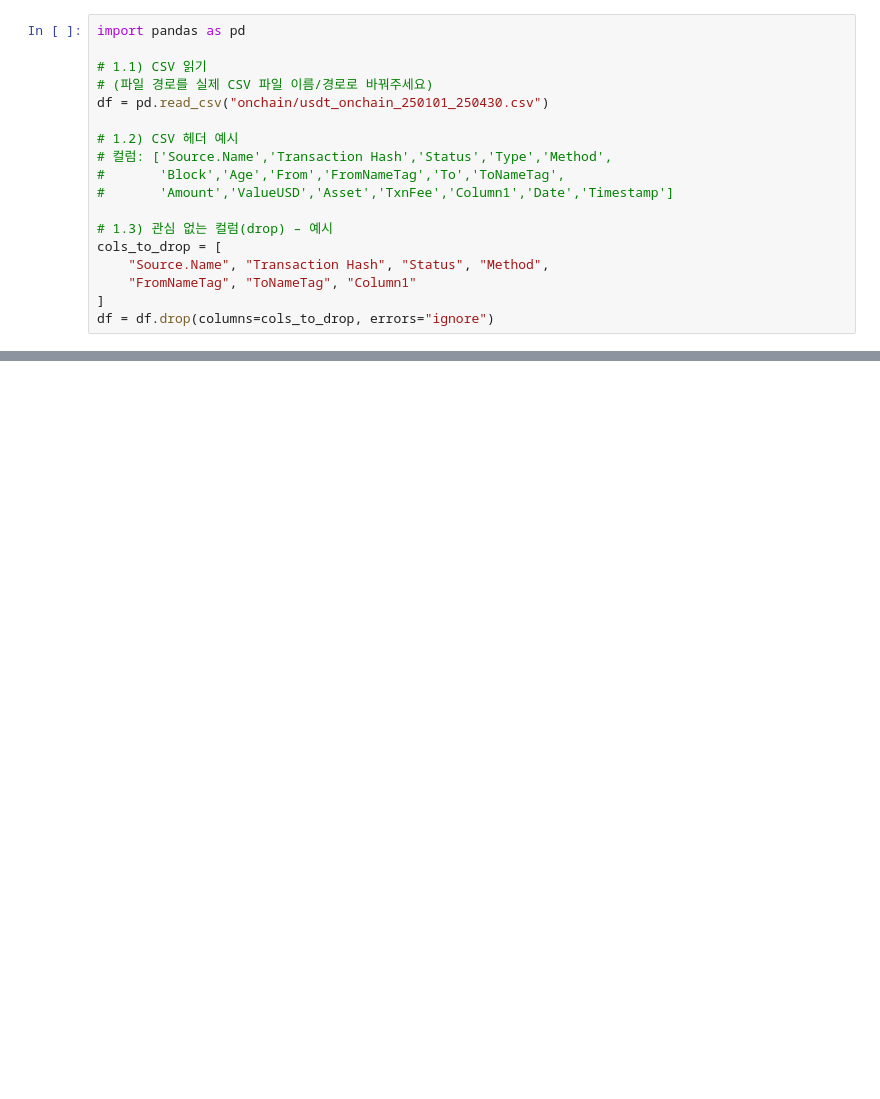
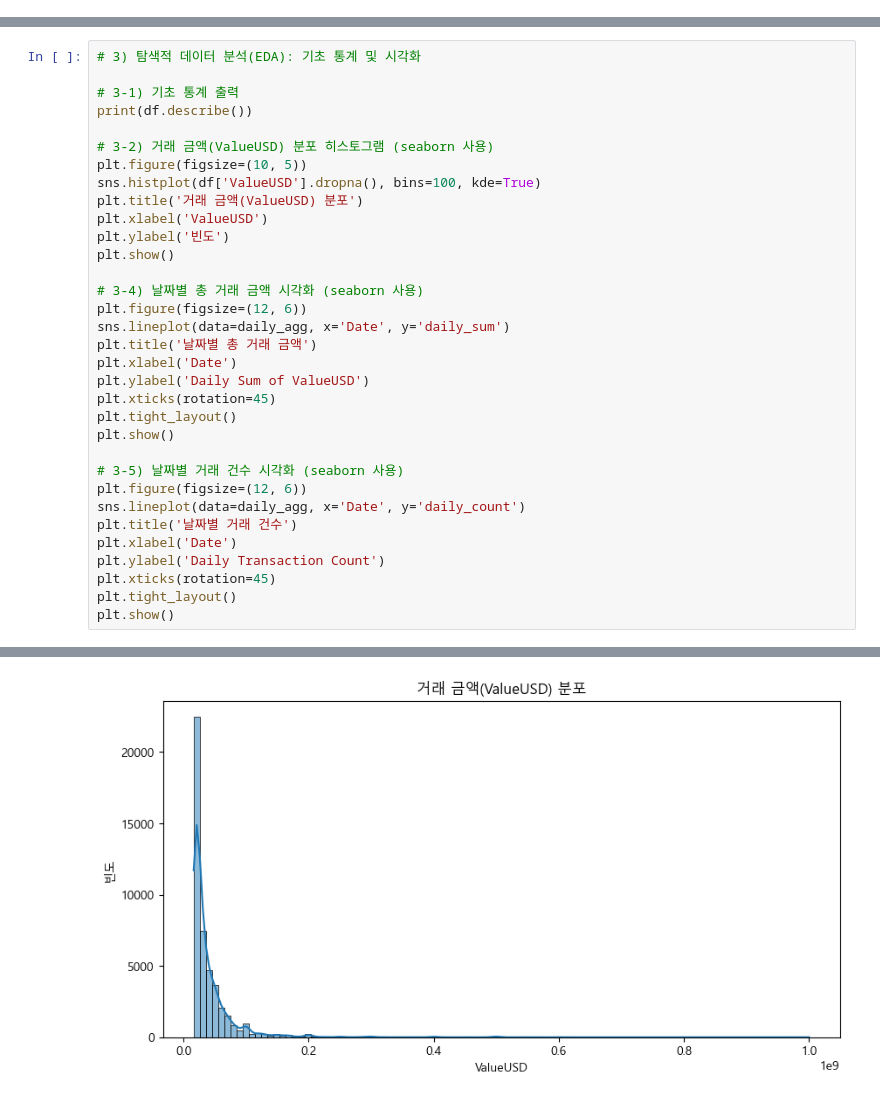
Before and after one commit to Bigdatapro-crypto/crypto, a Jupyter notebook: 온체인만 분석.ipynb, the cells around one changed output, grey strips where cells are left out. Cells and saved outputs as stored; diff of their text form; blank space fills up the shorter version.

```diff
--- a/온체인만 분석.ipynb
+++ b/온체인만 분석.ipynb
@@ -150,18 +16,0 @@ Successfully installed MarkupSafe-3.0.2 filelock-3.18.0 fsspec-2025.5.1 jinja2-3
-# %%
-import pandas as pd
-
-# 1.1) CSV 읽기
-# (파일 경로를 실제 CSV 파일 이름/경로로 바꿔주세요)
-df = pd.read_csv("onchain/usdt_onchain_250101_250430.csv")
-
-# 1.2) CSV 헤더 예시
-# 컬럼: ['Source.Name','Transaction Hash','Status','Type','Method',
-#       'Block','Age','From','FromNameTag','To','ToNameTag',
-#       'Amount','ValueUSD','Asset','TxnFee','Column1','Date','Timestamp']
-
-# 1.3) 관심 없는 컬럼(drop) – 예시
-cols_to_drop = [
-    "Source.Name", "Transaction Hash", "Status", "Method",
-    "FromNameTag", "ToNameTag", "Column1"
-]
-df = df.drop(columns=cols_to_drop, errors="ignore")
@@ -264,0 +83,34 @@ Index: []
+# %%
+# 3) 탐색적 데이터 분석(EDA): 기초 통계 및 시각화
+
+# 3-1) 기초 통계 출력
+print(df.describe())
+
+# 3-2) 거래 금액(ValueUSD) 분포 히스토그램 (seaborn 사용)
+plt.figure(figsize=(10, 5))
+sns.histplot(df['ValueUSD'].dropna(), bins=100, kde=True)
+plt.title('거래 금액(ValueUSD) 분포')
+plt.xlabel('ValueUSD')
+plt.ylabel('빈도')
+plt.show()
+
+# 3-4) 날짜별 총 거래 금액 시각화 (seaborn 사용)
+plt.figure(figsize=(12, 6))
+sns.lineplot(data=daily_agg, x='Date', y='daily_sum')
+plt.title('날짜별 총 거래 금액')
+plt.xlabel('Date')
+plt.ylabel('Daily Sum of ValueUSD')
+plt.xticks(rotation=45)
+plt.tight_layout()
+plt.show()
+
+# 3-5) 날짜별 거래 건수 시각화 (seaborn 사용)
+plt.figure(figsize=(12, 6))
+sns.lineplot(data=daily_agg, x='Date', y='daily_count')
+plt.title('날짜별 거래 건수')
+plt.xlabel('Date')
+plt.ylabel('Daily Transaction Count')
+plt.xticks(rotation=45)
+plt.tight_layout()
+plt.show()
+# %% [output]
@@ -264,0 +126 @@ Index: []
+[figure, added]
```
Also changed, not shown: parts of 16 cells of this notebook, 10 other files.
